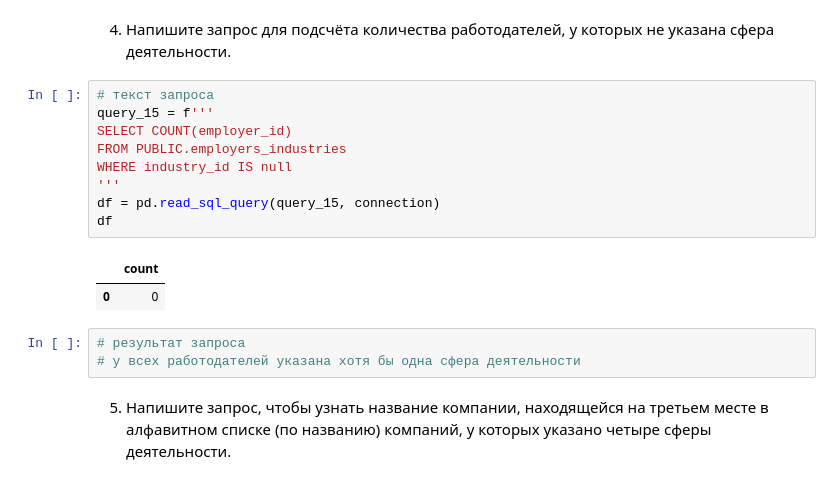
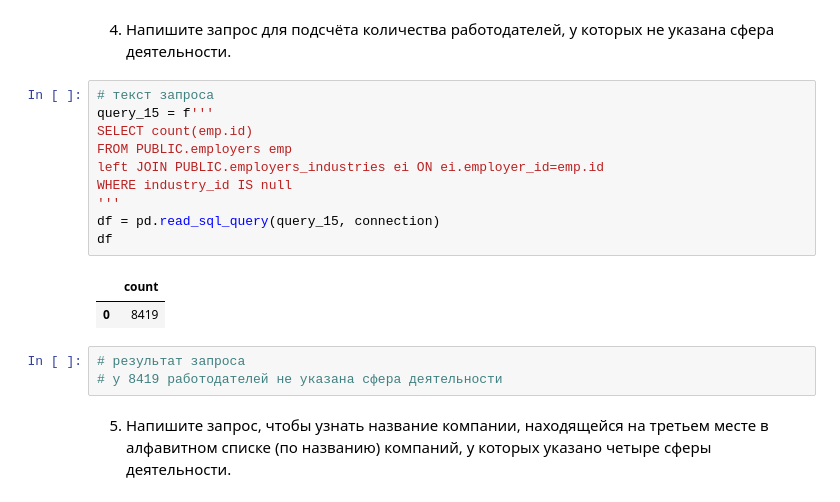
Before and after one commit to NikolayRevenkov/SF_DS, a Jupyter notebook: Project_2/Project_2.ipynb, the cells around one changed output. Cells and saved outputs as stored; diff of their text form.

```diff
--- a/Project_2/Project_2.ipynb
+++ b/Project_2/Project_2.ipynb
@@ -321,18 +321,19 @@ df
 # %%
 # текст запроса
 query_15 = f'''
-SELECT COUNT(employer_id)
-FROM PUBLIC.employers_industries
+SELECT count(emp.id)
+FROM PUBLIC.employers emp
+left JOIN PUBLIC.employers_industries ei ON ei.employer_id=emp.id
 WHERE industry_id IS null
 '''
 df = pd.read_sql_query(query_15, connection)
 df
 # %% [output]
 |  | count |
-| 0 | 0 |
+| 0 | 8419 |
 # %%
 # результат запроса
-# у всех работодателей указана хотя бы одна сфера деятельности
+# у 8419 работодателей не указана сфера деятельности
 # %% [markdown]
 5. Напишите запрос, чтобы узнать название компании, находящейся на третьем месте в алфавитном списке (по названию) компаний, у которых указано четыре сферы деятельности.
 # %%
```
Also changed, not shown: parts of 1 cell of this notebook.
